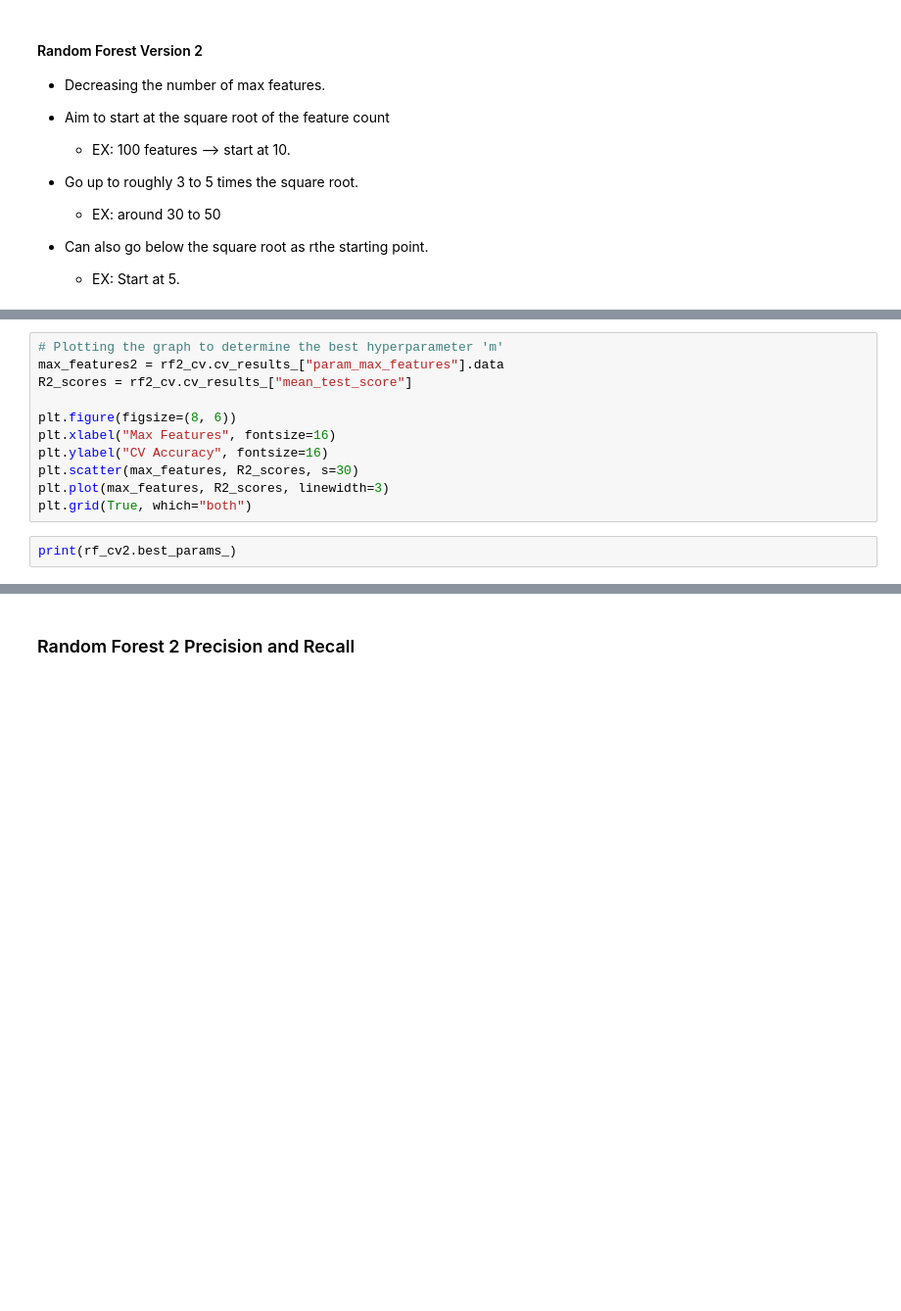
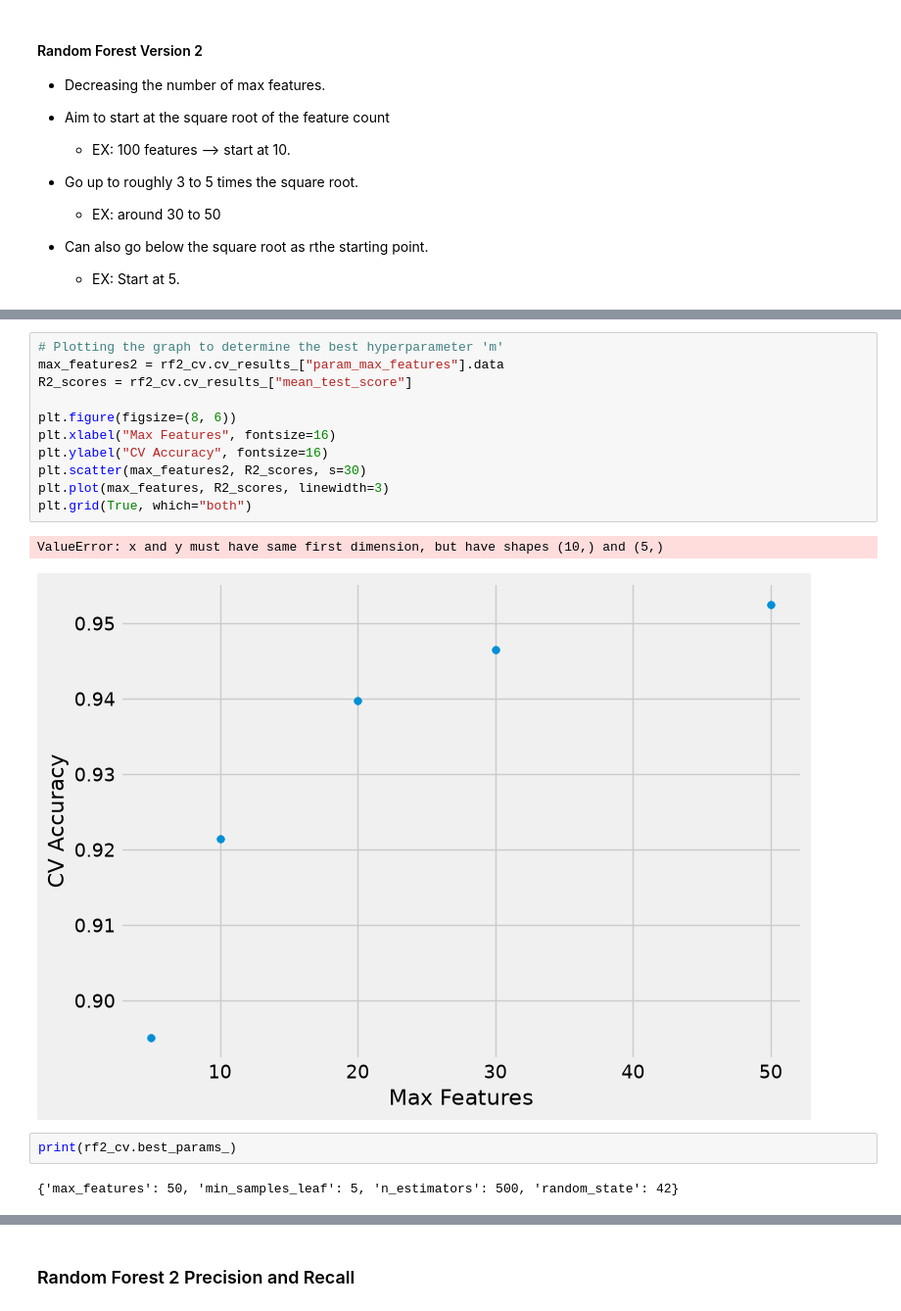
Before and after one commit to SevenWoos/MachineLearningProjects, a Jupyter notebook: pokemon_projects/pokemon_ml/test2/poke_ml_test2.ipynb, the cells around one changed output, grey strips where cells are left out. Shown at 98% size. Drawn from its saved outputs; the diff is of its cells as text; blank space fills up the shorter version.

Commit message:
poke ml test run 2 random forest 2 classifier model.

```diff
--- a/pokemon_projects/pokemon_ml/test2/poke_ml_test2.ipynb
+++ b/pokemon_projects/pokemon_ml/test2/poke_ml_test2.ipynb
@@ -2059,14 +2077,19 @@ print(f"time: {round(toc-tic, 2)} s")
 # %%
 # Plotting the graph to determine the best hyperparameter 'm'
 max_features2 = rf2_cv.cv_results_["param_max_features"].data
 R2_scores = rf2_cv.cv_results_["mean_test_score"]
 
 plt.figure(figsize=(8, 6))
 plt.xlabel("Max Features", fontsize=16)
 plt.ylabel("CV Accuracy", fontsize=16)
-plt.scatter(max_features, R2_scores, s=30)
+plt.scatter(max_features2, R2_scores, s=30)
 plt.plot(max_features, R2_scores, linewidth=3)
 plt.grid(True, which="both")
+# %% [output]
+ValueError: x and y must have same first dimension, but have shapes (10,) and (5,)
+[figure, added]
 # %%
-print(rf_cv2.best_params_)
+print(rf2_cv.best_params_)
+# %% [output]
+{'max_features': 50, 'min_samples_leaf': 5, 'n_estimators': 500, 'random_state': 42}
 # %%
```
Also changed, not shown: parts of 21 cells of this notebook.
